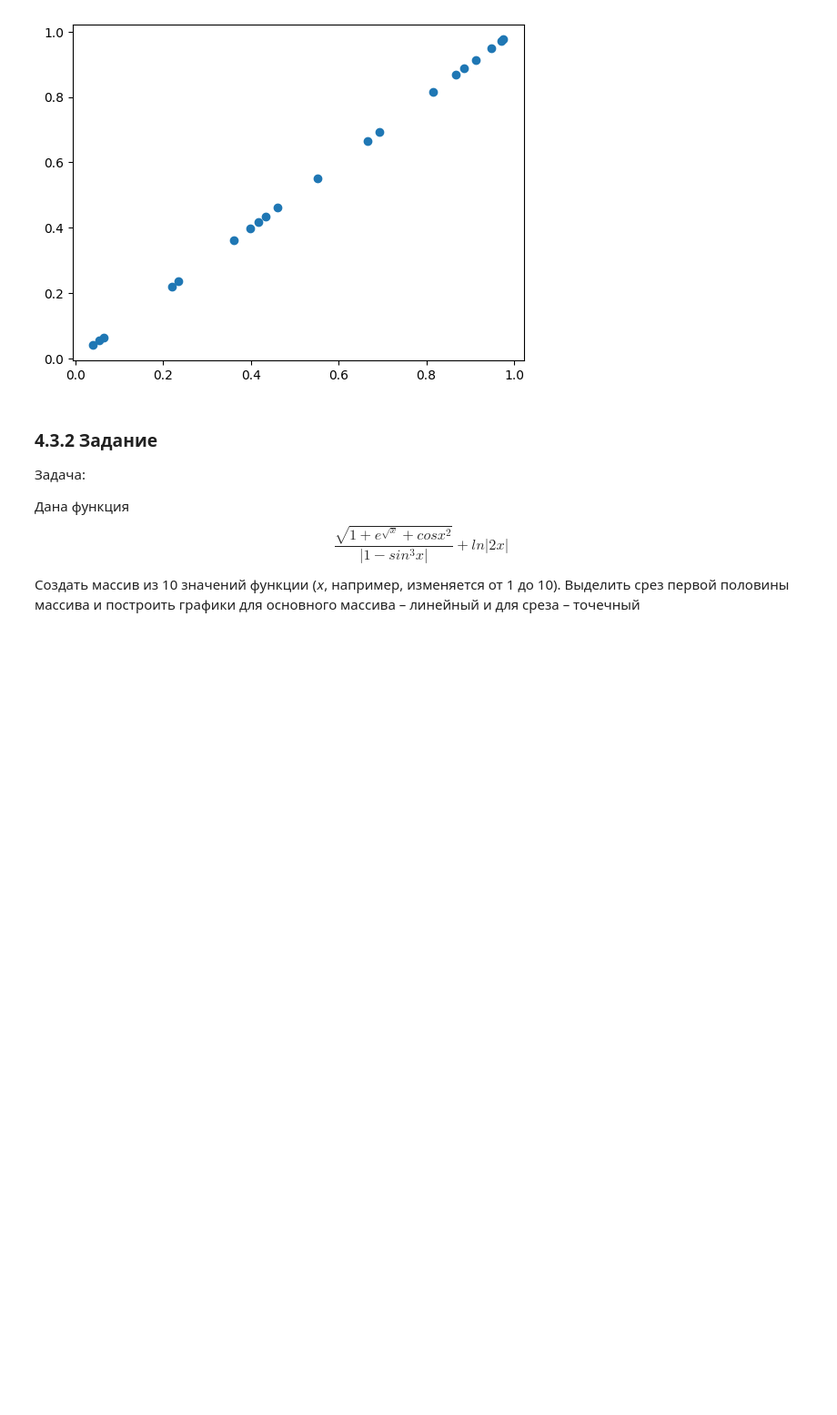
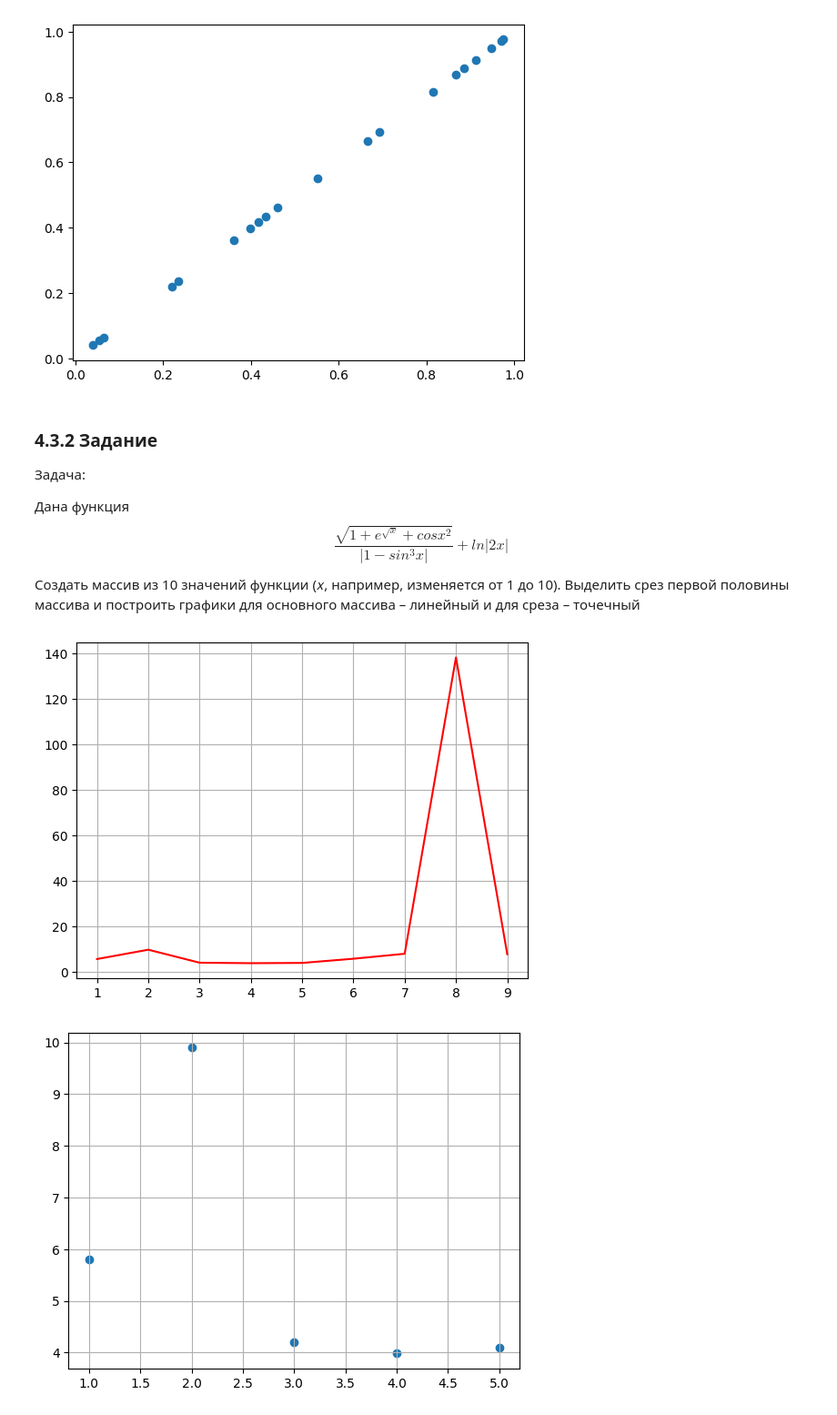
Before and after one commit to sergkhr/VUZai, a Jupyter notebook: First/Khrechko_IKBO-03-21_First_Practice.ipynb, the cells around one changed output. Shown: that part at 91% size. Cells and saved outputs as stored; diff of their text form; code cells hidden in the pictures; blank space fills up the shorter version.

```diff
--- a/First/Khrechko_IKBO-03-21_First_Practice.ipynb
+++ b/First/Khrechko_IKBO-03-21_First_Practice.ipynb
@@ -368,3 +368,20 @@ $$
 функции (𝑥, например, изменяется от 1 до 10). Выделить срез первой
 половины массива и построить графики для основного массива –
 линейный и для среза – точечный
+# %%
+import numpy as np
+import matplotlib.pyplot as plt
+x = np.arange(1, 10, 1)
+y = np.sqrt(1 + np.exp(np.sqrt(x)) + np.cos(x**2)) / np.abs(
+    1 - np.sin(x)**3) + np.log(np.abs(2*x))
+x2 = x[0:5]
+y2 = y[0:5]
+plt.plot(x, y, c = "r")
+plt.grid()
+plt.show()
+plt.scatter(x2, y2)
+plt.grid()
+plt.show()
+# %% [output]
+[figure, added]
+[figure, added]
```
Also changed, not shown: parts of 6 cells of this notebook.
